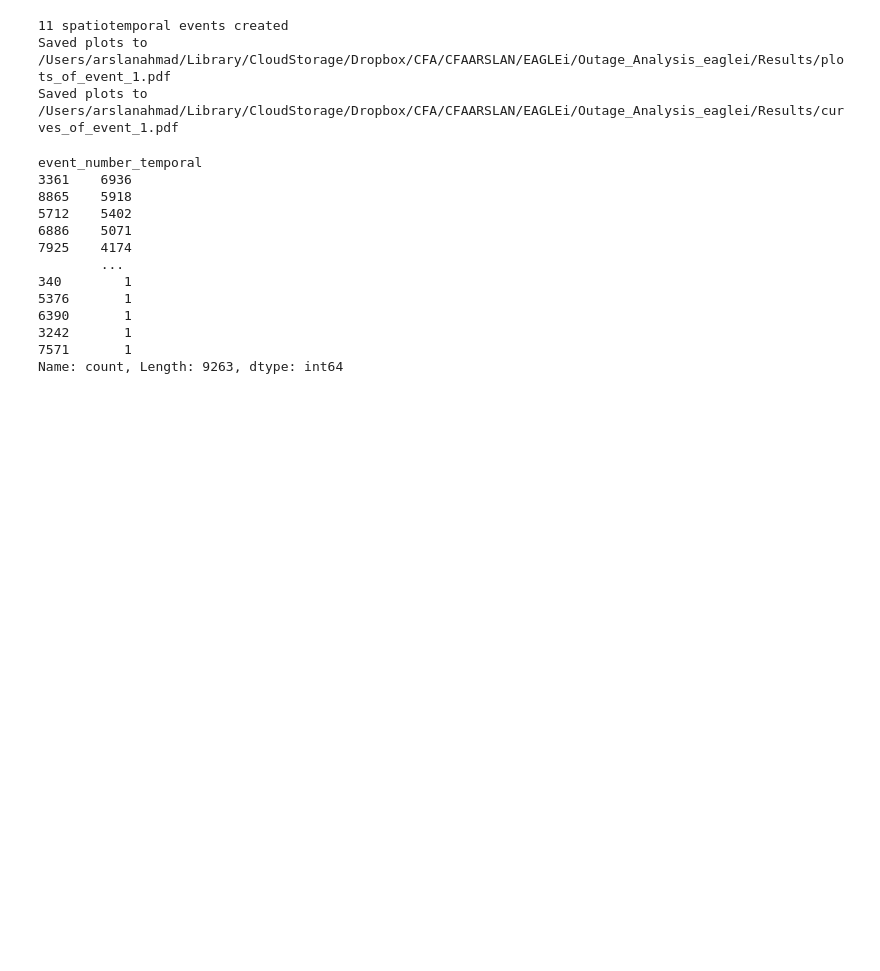
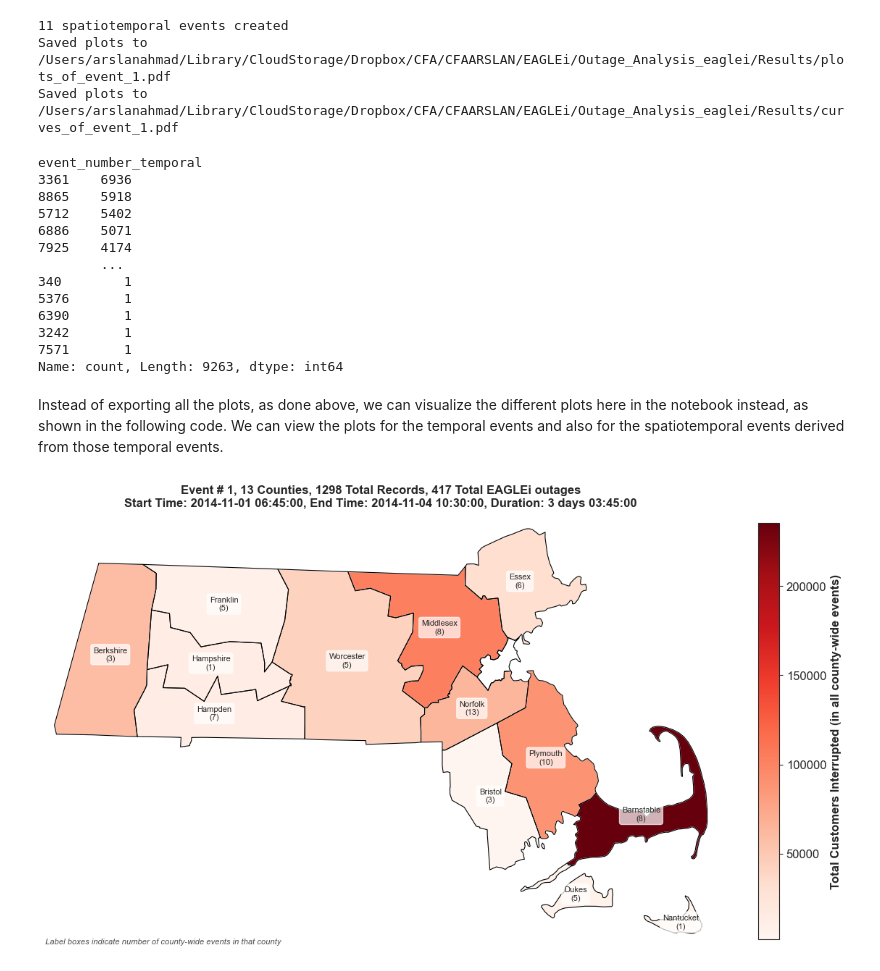
Before and after one commit to arslanleo/eagleiDataProcessor, a Jupyter notebook: eaglei_analysis.ipynb, the cells around one changed output. Drawn from its saved outputs; the diff is of its cells as text; code cells hidden in the pictures; blank space fills up the shorter version.

```diff
--- a/eaglei_analysis.ipynb
+++ b/eaglei_analysis.ipynb
@@ -318,3 +318,11 @@ event_number_temporal
 3242       1
 7571       1
 Name: count, Length: 9263, dtype: int64
+# %% [markdown]
+Instead of exporting all the plots, as done above, we can visualize the different plots here in the notebook instead, as shown in the following code.
+We can view the plots for the temporal events and also for the spatiotemporal events derived from those temporal events.
+# %%
+# View all the county-level events on a map for a specific temporal event id
+state_data.view_event_map_temporal(temporal_event_id=1)
+# %% [output]
+[figure, added]
```
Also changed, not shown: parts of 6 cells of this notebook, 1 other file.
